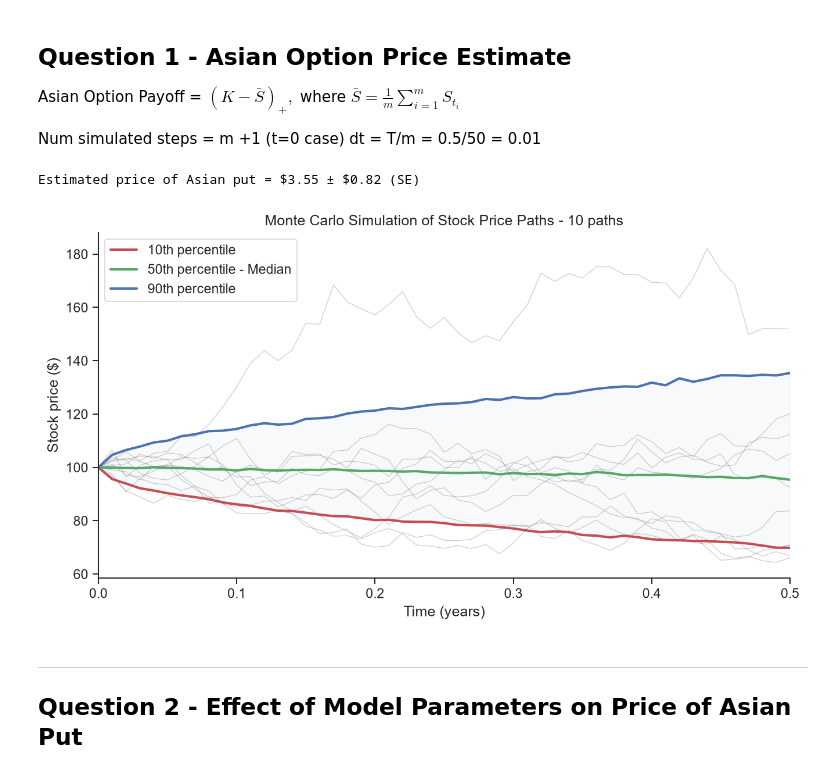
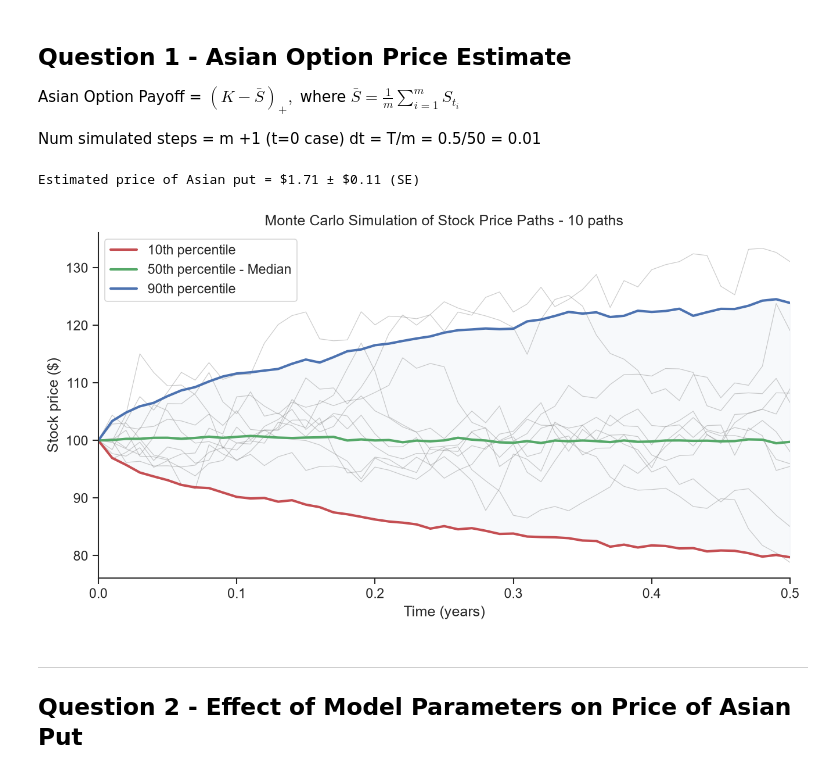
Before and after one commit to JoshECampbell/Path-Dependent-Options, a Jupyter notebook: path_dep_options.ipynb, the cells around one changed output. Saved outputs shown, nothing was run; the diff lists cells and outputs as text; code cells hidden in the pictures.

```diff
--- a/path_dep_options.ipynb
+++ b/path_dep_options.ipynb
@@ -2,8 +2,9 @@
 import numpy as np
 import matplotlib.pyplot as plt
 import seaborn as sns
+import pandas as pd
 
-rng = np.random.default_rng(seed = 2405)
+RNG = np.random.default_rng(seed = 2405)
 # %% [markdown]
 ## Question 1 - Asian Option Price Estimate
 
@@ -15,29 +16,22 @@ dt = T/m = 0.5/50 = 0.01
 ## Set parameters (annualized)
 S0 = 100
 K = 95
-r = 0.03
-q = 0.02
-sigma = 0.25
+R = 0.03
+Q = 0.02
+SIGMA = 0.25
 T = 0.5
-m = 50
+M = 50
 
 # User defined ---- paths for simulation
-n_paths = 1000
+N_PATHS = 1000
 # %%
-def price_asian_put(n_paths, m, r, q, sigma, T, K):
-    """
-    1. Create grid of random variables (num_paths x time steps)
-    2. Compute drift and diffucison term and add -> log returns
-    3. Cummulative sum across the time steps per path, exponentiate tha mulitply by intiial price S0 -> price evolution per path
-    4. Find average price per path and calculate payoff
-    5. Find option price by discoutning the average payof across simulated paths
-    """
+def price_asian_put(n_paths, m, r, q, sigma, T, K, S0, rng):
     dt = T/m
 
-    Z = rng.standard_normal((n_paths, m))
+    z = rng.standard_normal((n_paths, m))
 
     drift = (r-q - 0.5 *sigma**2) * dt
-    diffusion = sigma * np.sqrt(dt) * Z
+    diffusion = sigma * np.sqrt(dt) * z
 
     log_returns  = drift + diffusion
     log_paths = np.cumsum(log_returns, axis = 1)
@@ -49,7 +43,7 @@ def price_asian_put(n_paths, m, r, q, sigma, T, K):
     price = np.exp(-r * T) * payoffs.mean()
 
     # Resrouce for standard error [https://ryanoconnellfinance.com/monte-carlo-option-pricing/]
-    std_err = np.exp(-r * T) * payoffs.std() / np.sqrt(m)
+    std_err = np.exp(-r * T) * payoffs.std() / np.sqrt(n_paths)
 
     # For plotting purposes
     t_0 = np.full((n_paths, 1), S0)
@@ -57,7 +51,7 @@ def price_asian_put(n_paths, m, r, q, sigma, T, K):
 
     return price, std_err, plot_paths
 # %%
-def plot_mc_simulation(plot_paths:np.ndarray, num_path: int = 10):
+def plot_mc_simulation(paths:np.ndarray, num_path: int = 10, cust_title: str = None):
     sns.set_theme(style="ticks", context="paper", font_scale=1.25)
     colors = sns.color_palette("deep")
 
@@ -79,10 +73,11 @@ def plot_mc_simulation(plot_paths:np.ndarray, num_path: int = 10):
 
     ax.fill_between(time, p10, p90, color=colors[0], alpha=0.04)
 
+    title = cust_title if cust_title else f"Monte Carlo Simulation of Stock Price Paths - {num_path} paths"
     ax.set(
         xlabel="Time (years)",
         ylabel="Stock price ($)",
-        title=f"Monte Carlo Simulation of Stock Price Paths - {num_path} paths"
+        title=title
     )
 
     ax.set_xlim(0, T)
@@ -92,12 +87,12 @@ def plot_mc_simulation(plot_paths:np.ndarray, num_path: int = 10):
     plt.tight_layout()
     plt.show()
 # %%
-price, se, paths = price_asian_put(1000, m,r,q,sigma,T,K)
-print(f"Estimated price of Asian put = ${price:.2f} ± ${se:.2f} (SE)")
-plot_mc_simulation(paths, 10)
+Q1_price, Q1_se, Q1_paths = price_asian_put(N_PATHS, M, R, Q, SIGMA, T, K, S0, RNG)
+print(f"Estimated price of Asian put = ${Q1_price:.2f} ± ${Q1_se:.2f} (SE)")
+plot_mc_simulation(Q1_paths, 10)
 # %% [output]
-Estimated price of Asian put = $3.55 ± $0.82 (SE)
+Estimated price of Asian put = $1.71 ± $0.11 (SE)
-[figure, old version]
+[figure, new version]
 # %% [markdown]
 ___
 
```
Also changed, not shown: parts of 25 cells of this notebook.
